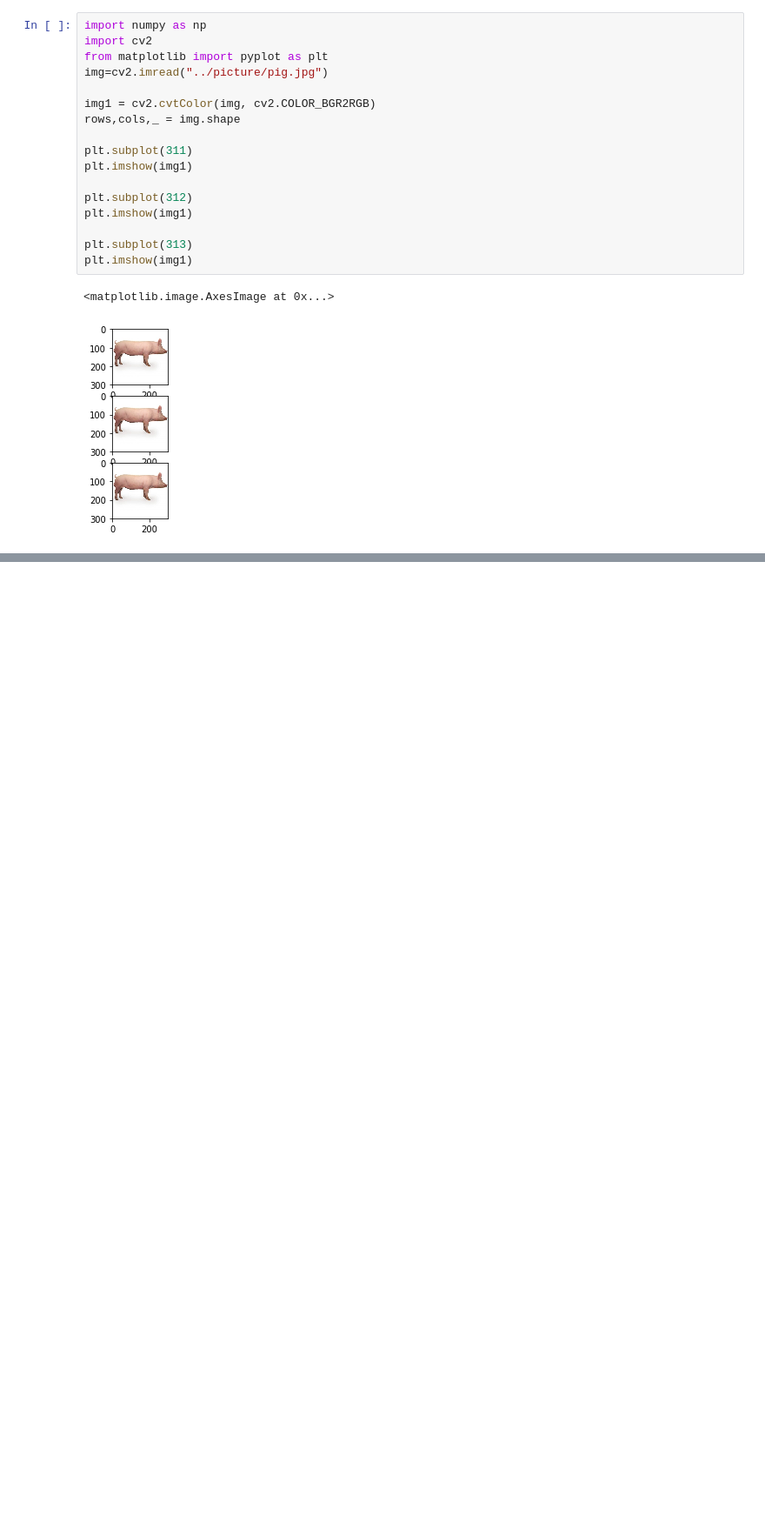
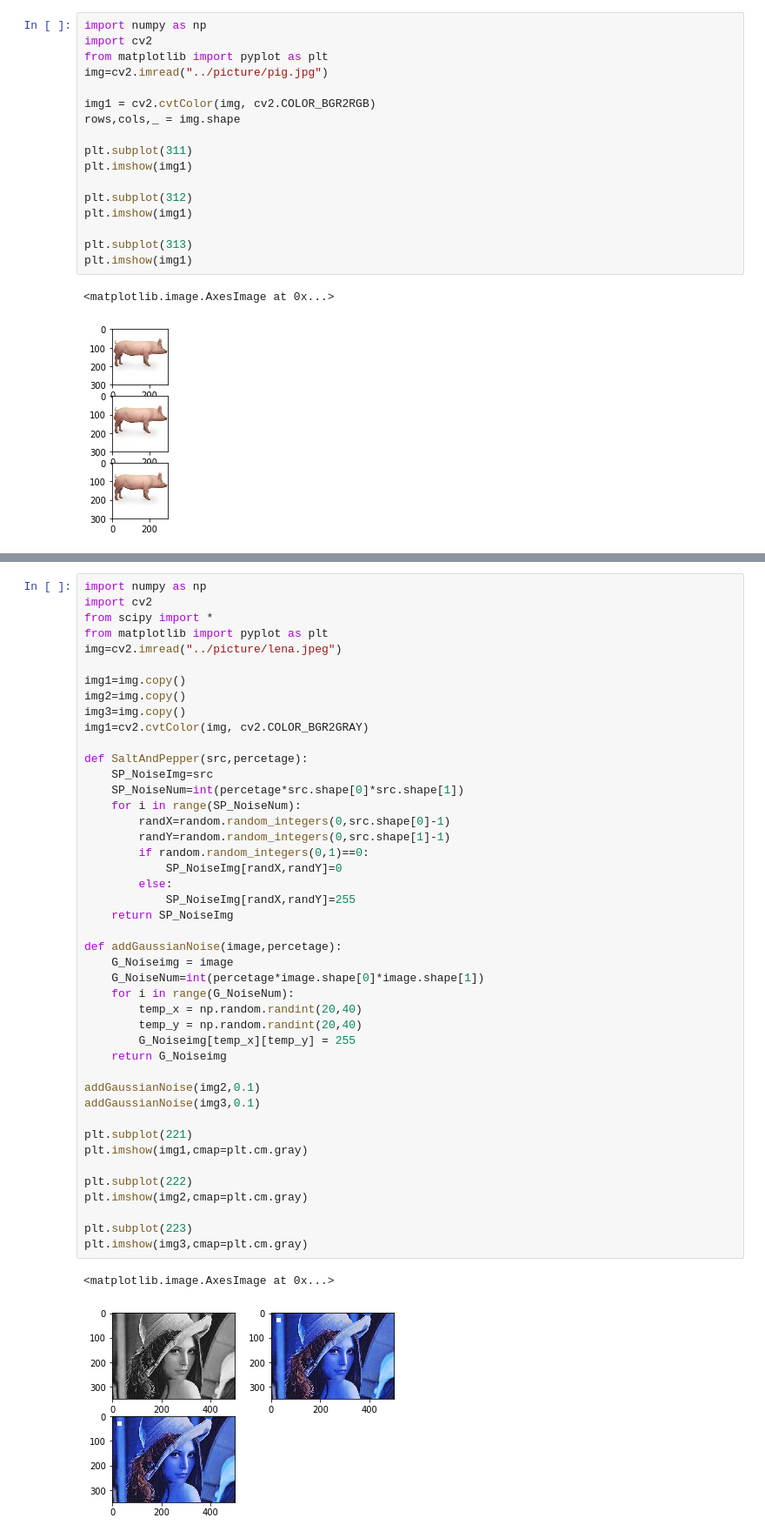
Before and after one commit to duoergun0729/adversarial_examples, a Jupyter notebook: code/4-demo.ipynb, the cells around one changed output, grey strips where cells are left out. Shown at 87% size. Saved outputs shown, nothing was run; the diff lists cells and outputs as text; blank space fills up the shorter version.

```diff
--- a/code/4-demo.ipynb
+++ b/code/4-demo.ipynb
@@ -270,0 +296,47 @@ plt.imshow(img1)
+# %%
+import numpy as np
+import cv2
+from scipy import *
+from matplotlib import pyplot as plt
+img=cv2.imread("../picture/lena.jpeg")
+
+img1=img.copy()
+img2=img.copy()
+img3=img.copy()
+img1=cv2.cvtColor(img, cv2.COLOR_BGR2GRAY)
+
+def SaltAndPepper(src,percetage):
+    SP_NoiseImg=src
+    SP_NoiseNum=int(percetage*src.shape[0]*src.shape[1])
+    for i in range(SP_NoiseNum):
+        randX=random.random_integers(0,src.shape[0]-1)
+        randY=random.random_integers(0,src.shape[1]-1)
+        if random.random_integers(0,1)==0:
+            SP_NoiseImg[randX,randY]=0
+        else:
+            SP_NoiseImg[randX,randY]=255
+    return SP_NoiseImg
+
+def addGaussianNoise(image,percetage):
+    G_Noiseimg = image
+    G_NoiseNum=int(percetage*image.shape[0]*image.shape[1])
+    for i in range(G_NoiseNum):
+        temp_x = np.random.randint(20,40)
+        temp_y = np.random.randint(20,40)
+        G_Noiseimg[temp_x][temp_y] = 255
+    return G_Noiseimg
+
+addGaussianNoise(img2,0.1)
+addGaussianNoise(img3,0.1)
+
+plt.subplot(221)
+plt.imshow(img1,cmap=plt.cm.gray)
+
+plt.subplot(222)
+plt.imshow(img2,cmap=plt.cm.gray)
+
+plt.subplot(223)
+plt.imshow(img3,cmap=plt.cm.gray)
+# %% [output]
+<matplotlib.image.AxesImage at 0x...>
+[figure, added]
```
Also changed, not shown: parts of 9 cells of this notebook, 3 other files.
